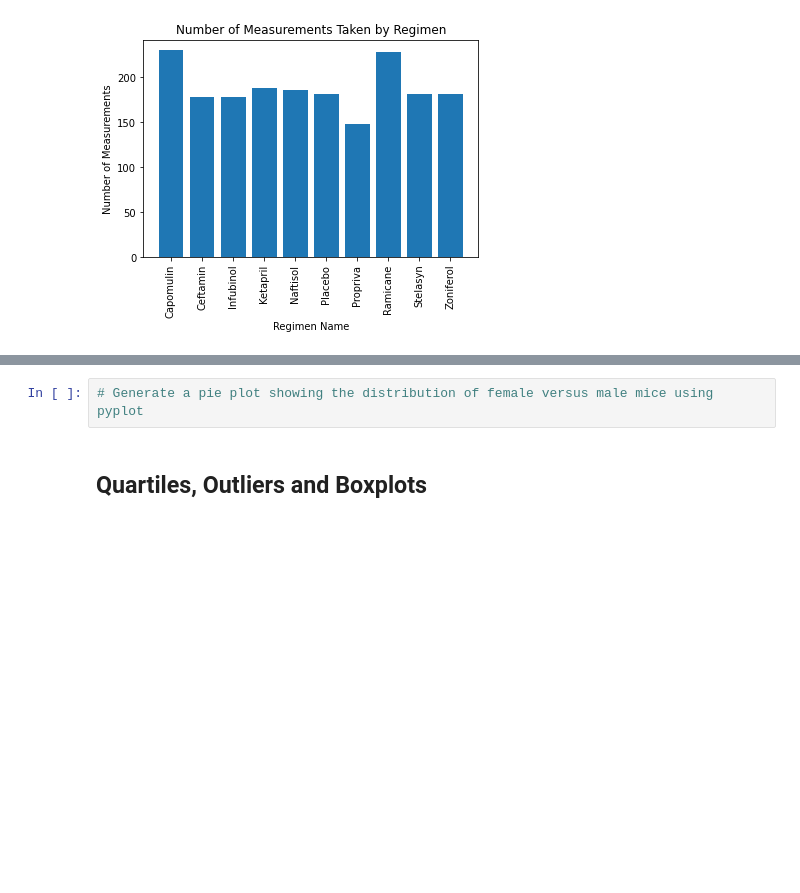
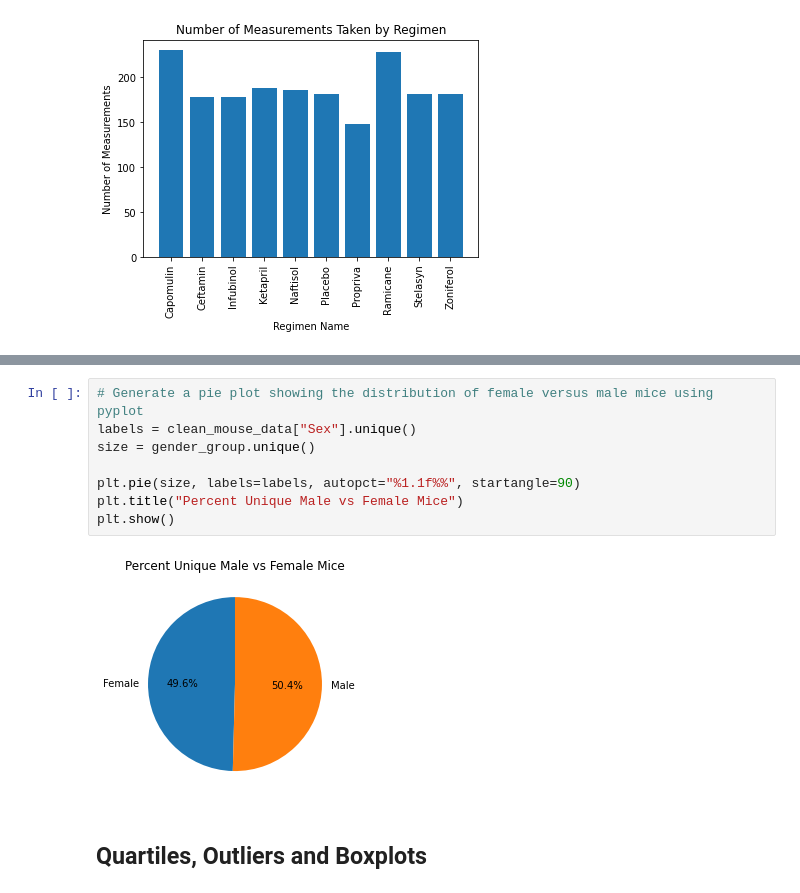
Before and after one commit to LaurenGT/pymaceuticals_analysis, a Jupyter notebook: pymaceuticals_starter.ipynb, the cells around one changed output, grey strips where cells are left out. Cells and saved outputs as stored; diff of their text form; blank space fills up the shorter version.

```diff
--- a/pymaceuticals_starter.ipynb
+++ b/pymaceuticals_starter.ipynb
@@ -215,5 +225,13 @@ plt.show()
 # %%
 # Generate a pie plot showing the distribution of female versus male mice using pyplot
+labels = clean_mouse_data["Sex"].unique()
+size = gender_group.unique()
+
+plt.pie(size, labels=labels, autopct="%1.1f%%", startangle=90)
+plt.title("Percent Unique Male vs Female Mice")
+plt.show()
+# %% [output]
+[figure, added]
 # %% [markdown]
 ## Quartiles, Outliers and Boxplots
 # %%
```
Also changed, not shown: parts of 3 cells of this notebook.
